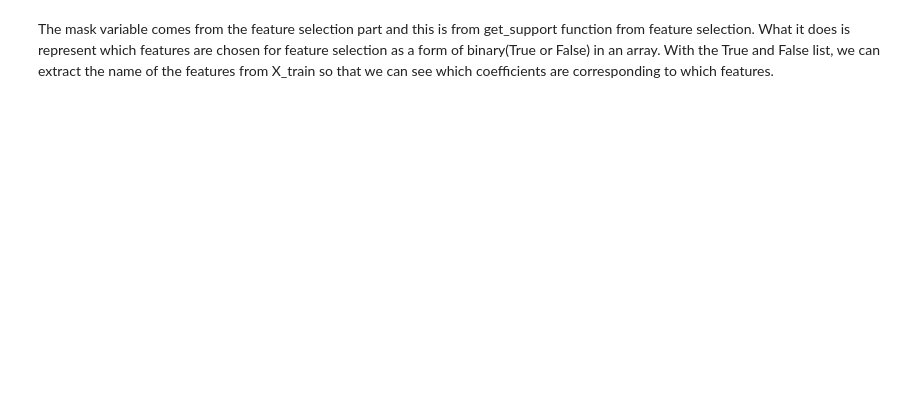
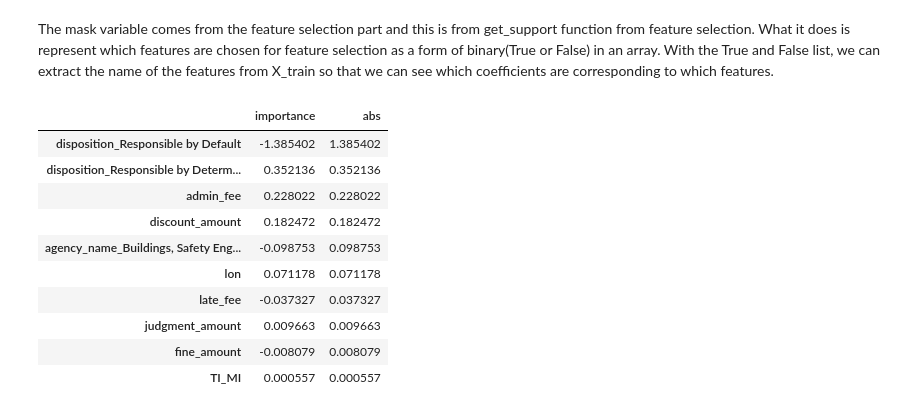
Before and after one commit to kyen89/MyProject, a Jupyter notebook: Applied Machine Learning in Python/WEEK4 - repair/Assignment+4-Practice.ipynb, the cells around one changed output. Saved outputs shown, nothing was run; the diff lists cells and outputs as text; code cells hidden in the pictures; blank space fills up the shorter version.

```diff
--- a/Applied Machine Learning in Python/WEEK4 - repair/Assignment+4-repair.ipynb
+++ b/Applied Machine Learning in Python/WEEK4 - repair/Assignment+4-Practice.ipynb
@@ -1288,2 +1394,27 @@ print('Number of selected columns:', sel_col.shape)
 # %% [markdown]
 The mask variable comes from the feature selection part and this is from get_support function from feature selection. What it does is represent which features are chosen for feature selection as a form of binary(True or False) in an array. With the True and False list, we can extract the name of the features from X_train so that we can see which coefficients are corresponding to which features.
+# %%
+# Create a dataframe
+df_imp_lr = pd.DataFrame(np.reshape(coef_lr,-1),index=sel_col)
+df_imp_lr.columns = ['importance']
+
+# Create a new column for absolute values to sort elements efficiently.
+df_imp_lr['abs'] = abs(df_imp_lr['importance'])
+
+# Exclude 0 coefficients.
+df_imp_lr = df_imp_lr[df_imp_lr['abs']>0]
+
+# Sort
+df_imp_lr.sort_values('abs',ascending=False)
+# %% [output]
+|  | importance | abs |
+| disposition_Responsible by Default | -1.385402 | 1.385402 |
+| disposition_Responsible by Determ... | 0.352136 | 0.352136 |
+| admin_fee | 0.228022 | 0.228022 |
+| discount_amount | 0.182472 | 0.182472 |
+| agency_name_Buildings, Safety Eng... | -0.098753 | 0.098753 |
+| lon | 0.071178 | 0.071178 |
+| late_fee | -0.037327 | 0.037327 |
+| judgment_amount | 0.009663 | 0.009663 |
+| fine_amount | -0.008079 | 0.008079 |
+| TI_MI | 0.000557 | 0.000557 |
```
Also changed, not shown: parts of 41 cells of this notebook, 8 other files.
